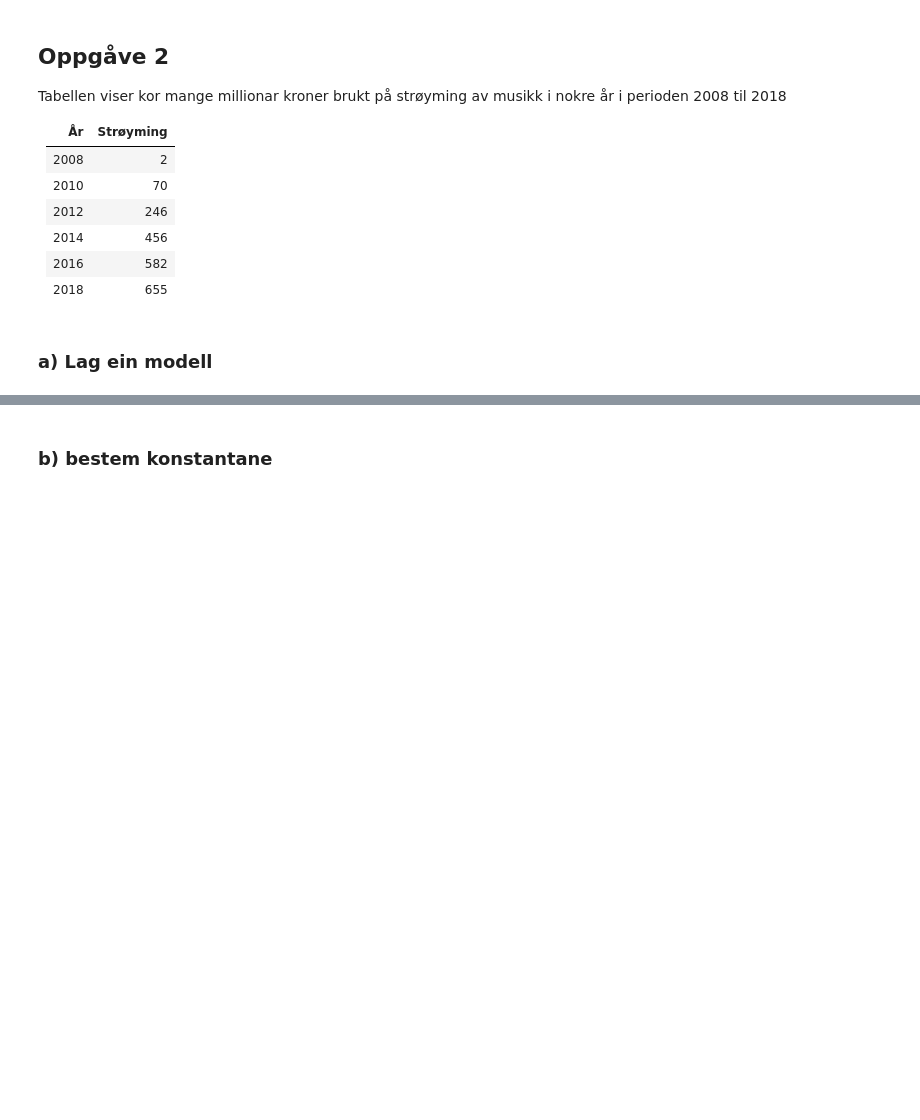
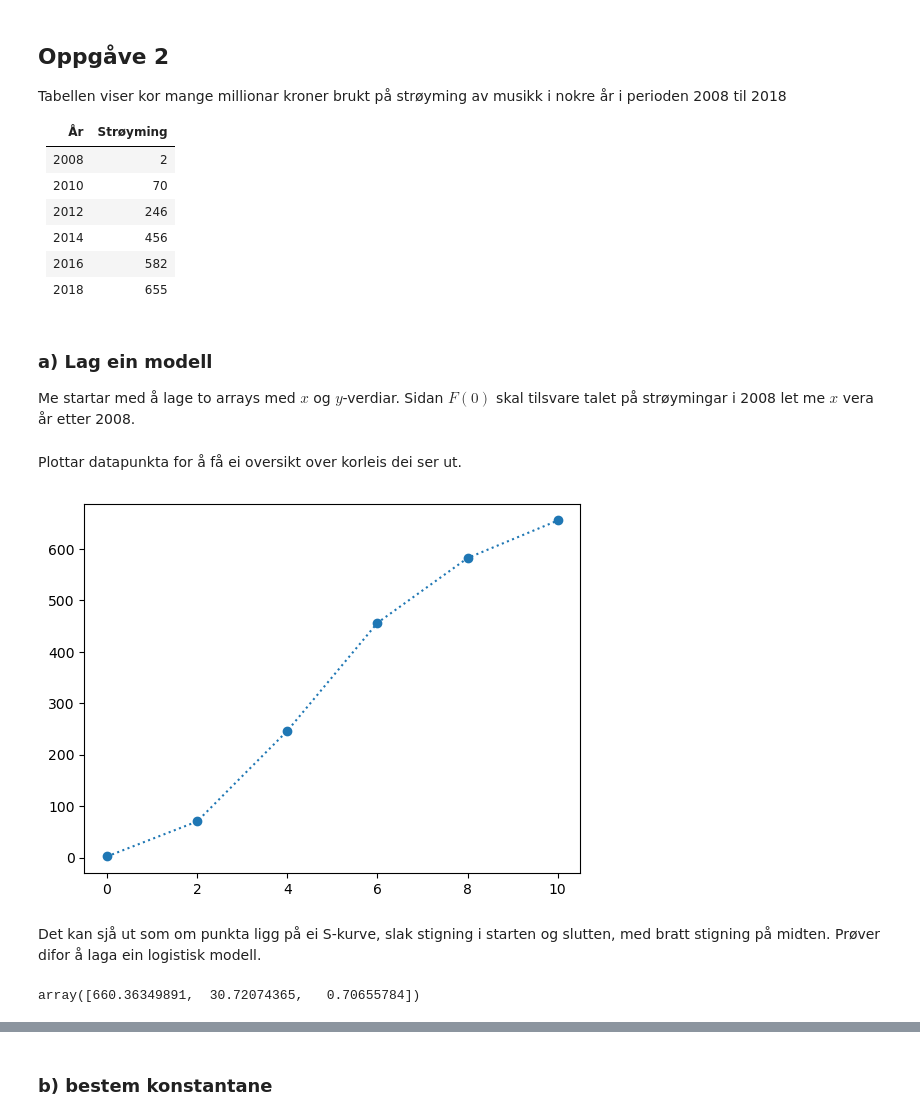
Before and after one commit to lektorodd/lektorodd.github.io, a Jupyter notebook: lf/S2-V23/index.ipynb, the cells around one changed output, grey strips where cells are left out. Drawn from its saved outputs; the diff is of its cells as text; code cells hidden in the pictures; blank space fills up the shorter version.

```diff
--- a/lf/S2-V23/index.ipynb
+++ b/lf/S2-V23/index.ipynb
@@ -149,5 +149,7 @@ Tabellen viser kor mange millionar kroner brukt på strøyming av musikk i nokre
 |2014 |456|
 |2016 |582|
 |2018 |655|
-# %% [markdown]
-### a) Lag ein modell
+# %% [markdown]
+### a) Lag ein modell
+
+Me startar med å lage to arrays med $x$ og $y$-verdiar. Sidan $F(0)$ skal tilsvare talet på strøymingar i 2008 let me $x$ vera år etter 2008.
@@ -153,0 +161,13 @@ Tabellen viser kor mange millionar kroner brukt på strøyming av musikk i nokre
+# %%
+x = np.array([0, 2, 4, 6, 8, 10])
+y = np.array([2, 70, 246, 456, 582, 655])
+# %% [markdown]
+Plottar datapunkta for å få ei oversikt over korleis dei ser ut.
+# %%
+plt.plot(x, y, "o:")
+plt.show()
+# %% [output]
+[figure, added]
+# %% [markdown]
+Det kan sjå ut som om punkta ligg på ei S-kurve, slak stigning i starten og slutten, med bratt stigning på midten.
+Prøver difor å laga ein logistisk modell.
@@ -153,0 +177,4 @@ Tabellen viser kor mange millionar kroner brukt på strøyming av musikk i nokre
+# %%
+K
+# %% [output]
+array([660.36349891,  30.72074365,   0.70655784])
```
Also changed, not shown: parts of 6 cells of this notebook, 2 other files.
